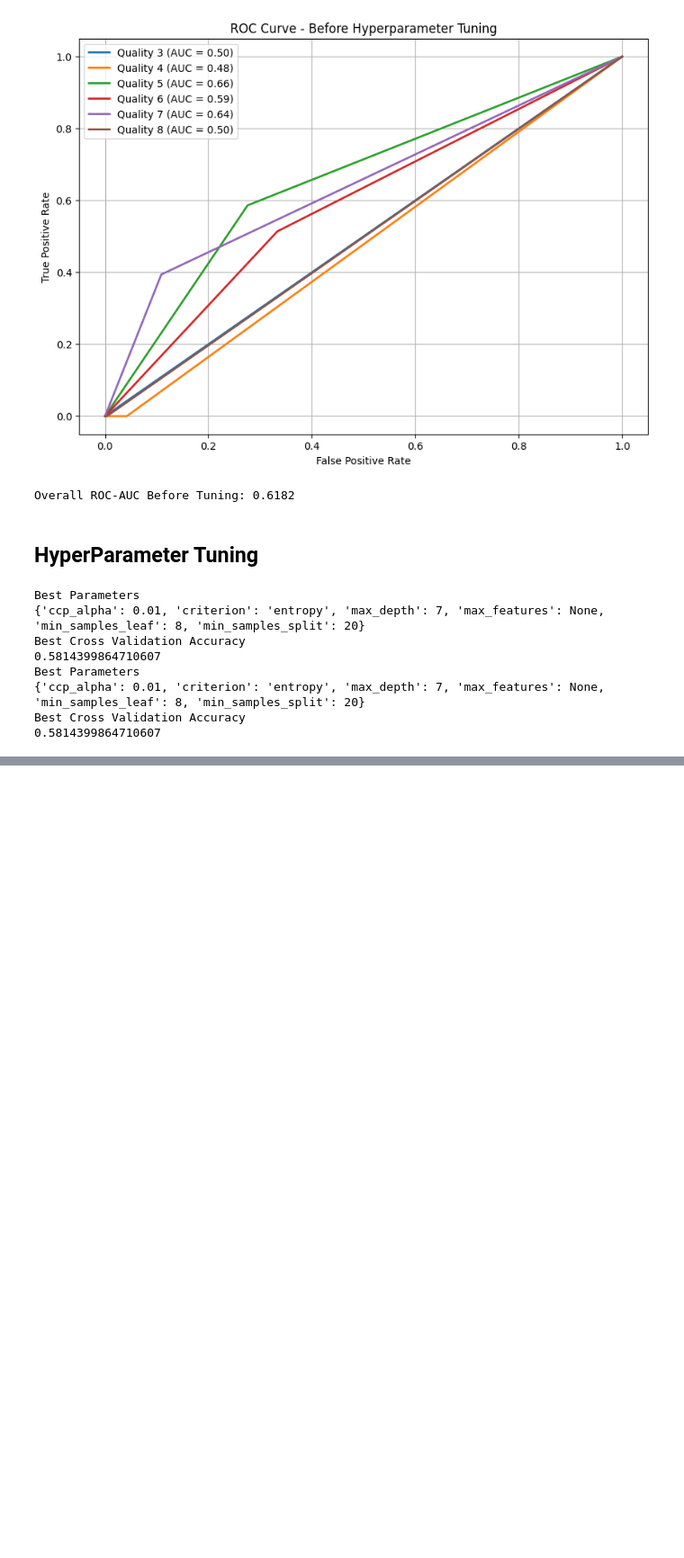
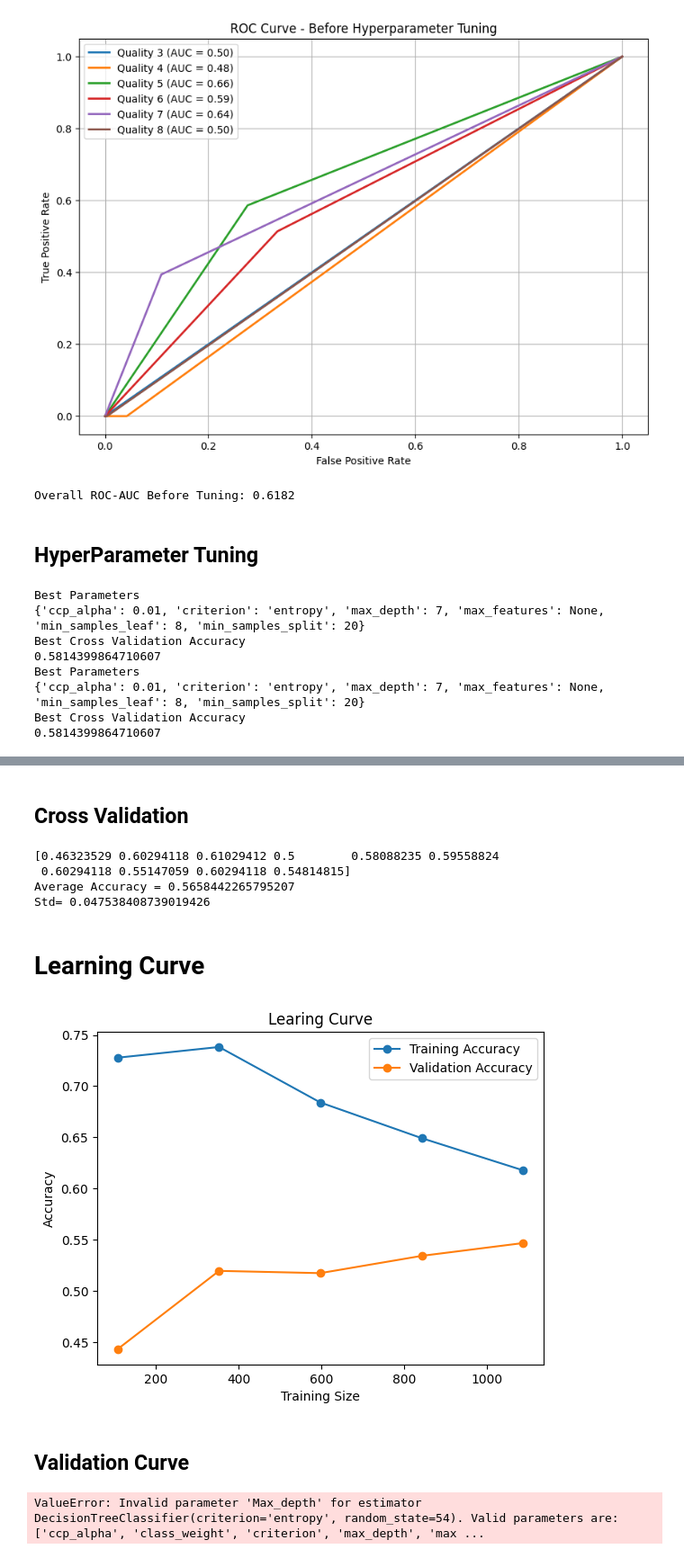
Before and after one commit to lokikun-glitch/Machine-Learning-Projects, a Jupyter notebook: PRAC4.ipynb, the cells around one changed output, grey strips where cells are left out. Shown at 90% size. Saved outputs shown, nothing was run; the diff lists cells and outputs as text; code cells hidden in the pictures; blank space fills up the shorter version.

```diff
--- a/PRAC4.ipynb
+++ b/PRAC4.ipynb
@@ -512,0 +532,46 @@ Best Cross Validation Accuracy
+# %% [markdown]
+## Cross Validation
+# %%
+from sklearn.model_selection import cross_val_score
+scores=cross_val_score(best_tree,X,y,cv=10,scoring='accuracy')
+print(scores)
+print("Average Accuracy =",scores.mean())
+print("Std=",scores.std())
+# %% [output]
+[0.46323529 0.60294118 0.61029412 0.5        0.58088235 0.59558824
+ 0.60294118 0.55147059 0.60294118 0.54814815]
+Average Accuracy = 0.5658442265795207
+Std= 0.047538408739019426
+# %% [markdown]
+# Learning Curve
+# %%
+from sklearn.model_selection import learning_curve
+
+train_sizes,train_scores,test_scores=learning_curve(best_tree,X,y,cv=5,scoring='accuracy')
+plt.Figure(figsize=(8,5))
+plt.plot(train_sizes,train_scores.mean(axis=1),marker='o',label='Training Accuracy')
+plt.plot(train_sizes, test_scores.mean(axis=1), marker='o', label='Validation Accuracy')
+plt.xlabel("Training Size")
+plt.ylabel("Accuracy")
+plt.title("Learing Curve")
+
+plt.legend()
+plt.show()
+# %% [output]
+[figure, added]
+# %% [markdown]
+## Validation Curve
+# %%
+from sklearn.model_selection import validation_curve
+param_range=[2,3,4,5,6,7,8,9,10]
+
+train_score,test_score=validation_curve(DecisionTreeClassifier(criterion='entropy',random_state=54),X,y,param_name="Max_depth",param_range=param_range,cv=5)
+plt.plot(param_range,train_score.mean(axis=1),label='Training')
+plt.plot(param_range,test_score.mean(axis=1),label='Validation')
+
+plt.legend()
+plt.xlabel("Max depth")
+plt.ylabel("Accuracy")
+plt.show()
+# %% [output]
+ValueError: Invalid parameter 'Max_depth' for estimator DecisionTreeClassifier(criterion='entropy', random_state=54). Valid parameters are: ['ccp_alpha', 'class_weight', 'criterion', 'max_depth', 'max ...
```
Also changed, not shown: parts of 1 cell of this notebook.
